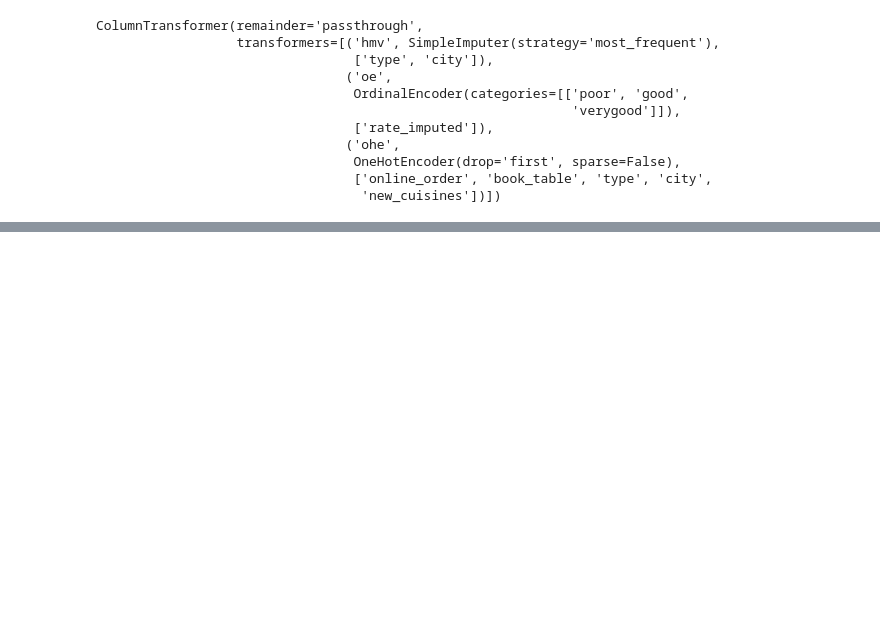
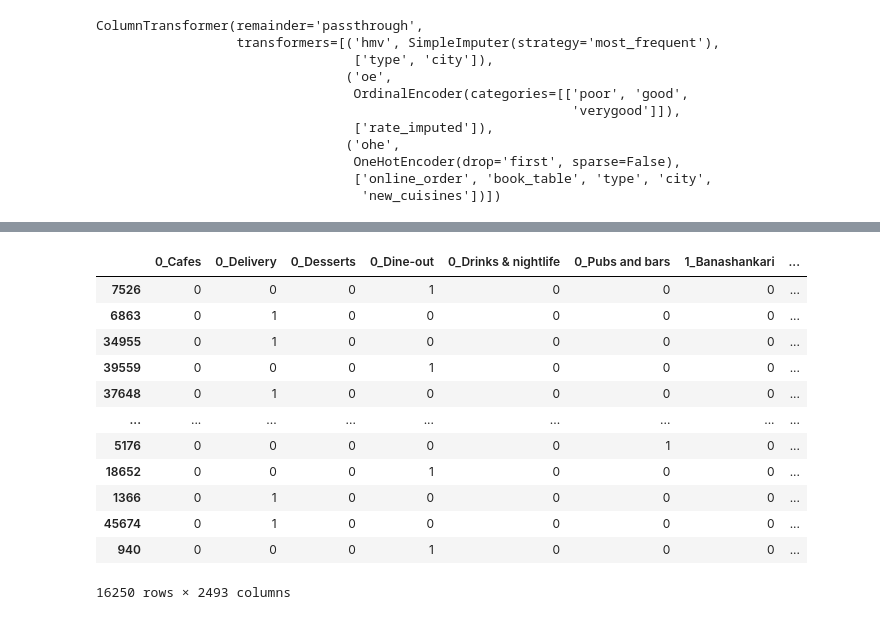
Before and after one commit to tushar-r-kotwal/Zomato, a Jupyter notebook: zomato_v3.ipynb, the cells around one changed output, grey strips where cells are left out. Cells and saved outputs as stored; diff of their text form; code cells hidden in the pictures; blank space fills up the shorter version.

```diff
--- a/zomato_v3.ipynb
+++ b/zomato_v3.ipynb
@@ -1016,3 +1015,3 @@ lk=pd.get_dummies(pp, sparse=False, drop_first=True)
 # %%
 from sklearn.model_selection import train_test_split
-x_train, x_test, y_train, y_test = train_test_split(lk,y,test_size=0.2,random_state=10)
+x_train, x_test, y_train, y_test = train_test_split(lk,y,test_size=0.25,random_state=76)
@@ -1018,0 +1037,16 @@ x_train, x_test, y_train, y_test = train_test_split(lk,y,test_size=0.2,random_st
+# %%
+x_test
+# %% [output]
+|  | 0_Cafes | 0_Delivery | 0_Desserts | 0_Dine-out | 0_Drinks & nightlife | 0_Pubs and bars | 1_Banashankari | ... |
+| 7526 | 0 | 0 | 0 | 1 | 0 | 0 | 0 | ... |
+| 6863 | 0 | 1 | 0 | 0 | 0 | 0 | 0 | ... |
+| 34955 | 0 | 1 | 0 | 0 | 0 | 0 | 0 | ... |
+| 39559 | 0 | 0 | 0 | 1 | 0 | 0 | 0 | ... |
+| 37648 | 0 | 1 | 0 | 0 | 0 | 0 | 0 | ... |
+| ... | ... | ... | ... | ... | ... | ... | ... | ... |
+| 5176 | 0 | 0 | 0 | 0 | 0 | 1 | 0 | ... |
+| 18652 | 0 | 0 | 0 | 1 | 0 | 0 | 0 | ... |
+| 1366 | 0 | 1 | 0 | 0 | 0 | 0 | 0 | ... |
+| 45674 | 0 | 1 | 0 | 0 | 0 | 0 | 0 | ... |
+| 940 | 0 | 0 | 0 | 1 | 0 | 0 | 0 | ... |
+16250 rows × 2493 columns
```
Also changed, not shown: parts of 84 cells of this notebook.
